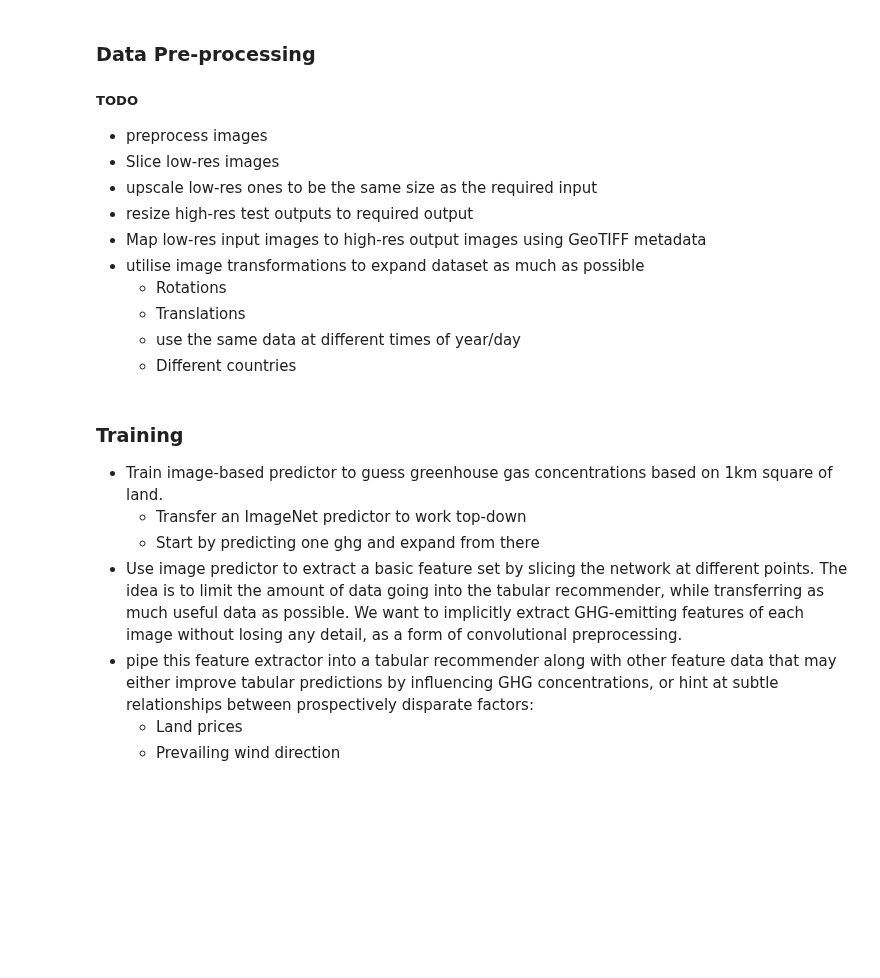
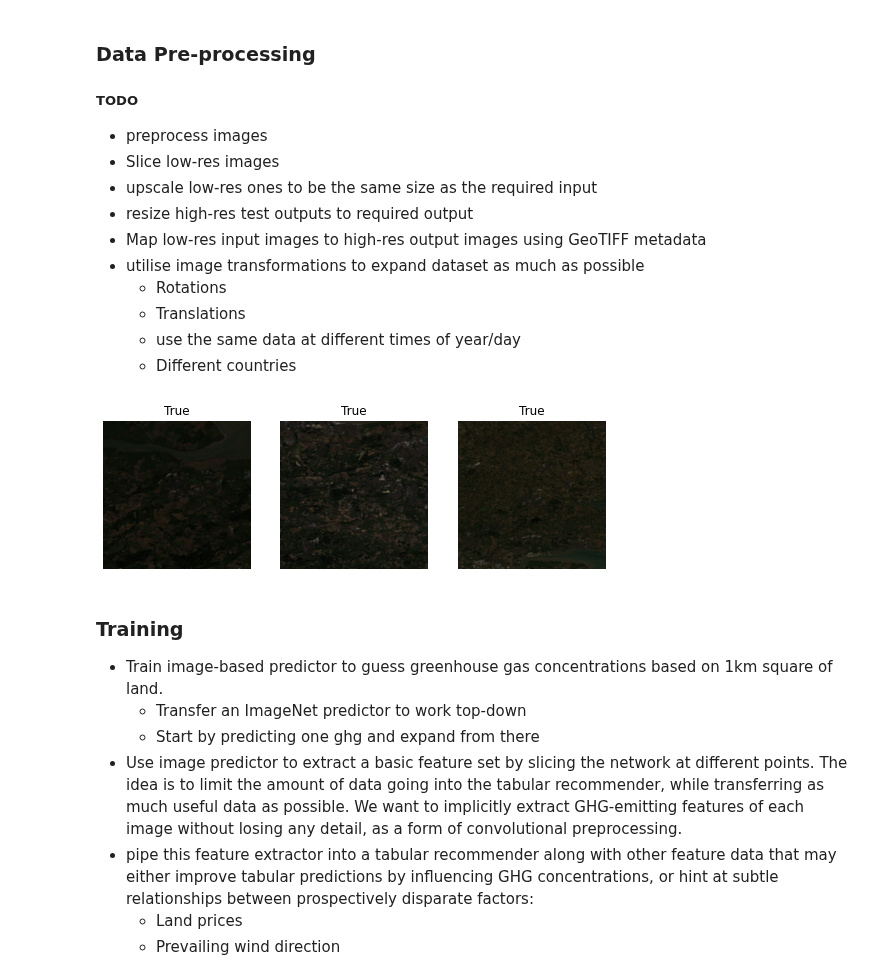
Before and after one commit to WRFitch/fyp, a Jupyter notebook: src/fyp_ai_analysis.ipynb, the cells around one changed output. Drawn from its saved outputs; the diff is of its cells as text; code cells hidden in the pictures; blank space fills up the shorter version.

```diff
--- a/src/fyp_ai_analysis.ipynb
+++ b/src/fyp_ai_analysis.ipynb
@@ -49,6 +43,5 @@ drive.mount('/content/drive')
 drive_path = "/content/drive/MyDrive/"
 # %%
 # Import data from google drive
-img_path = drive_path
-imgs = get_image_files(drive_path/"imgs")
-len(imgs)
+path = drive_path + "/10m"
+imgs = get_image_files(path + "/pngs")
@@ -59,7 +51,15 @@ def label_func(file):
+# %%
+# Define a label function for image data
+# get latitude and longitude data from csv or filename. CSV would keep all these datasets in sync with one another, exporting that may be a priority
+def label_func(file):
+  return True
 # %%
 # Define ImageDataLoader
 # TODO look into other item_tfms options - what other transforms can be done?
 # - 90-degree rotations
 # - Movement/translations
-imgDataLoader = ImageDataLoaders.from_name_func(img_path, imgs, label_func, item_tfms=Resize(224))
-imgDataLoader.show_batch()
+# TODO batch size is set to 1 because we're currently under the threshold of the standard bs (64). Update this once the data source is sorted.
+imgLoader = ImageDataLoaders.from_name_func(path, imgs, label_func, item_tfms=Resize(224), bs=3)
+imgLoader.show_batch()
+# %% [output]
+[figure, added]
```
Also changed, not shown: parts of 7 cells of this notebook.
